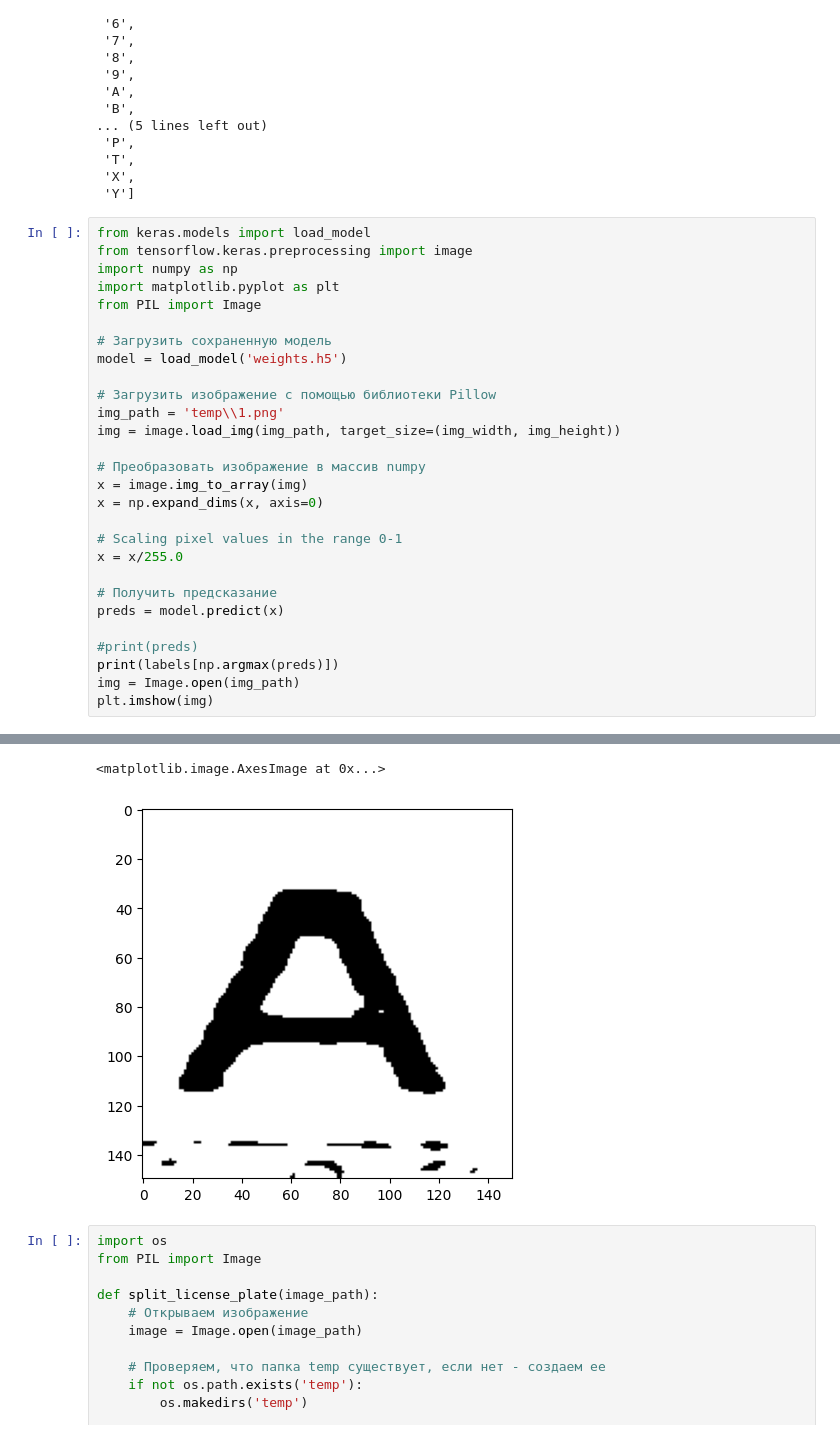
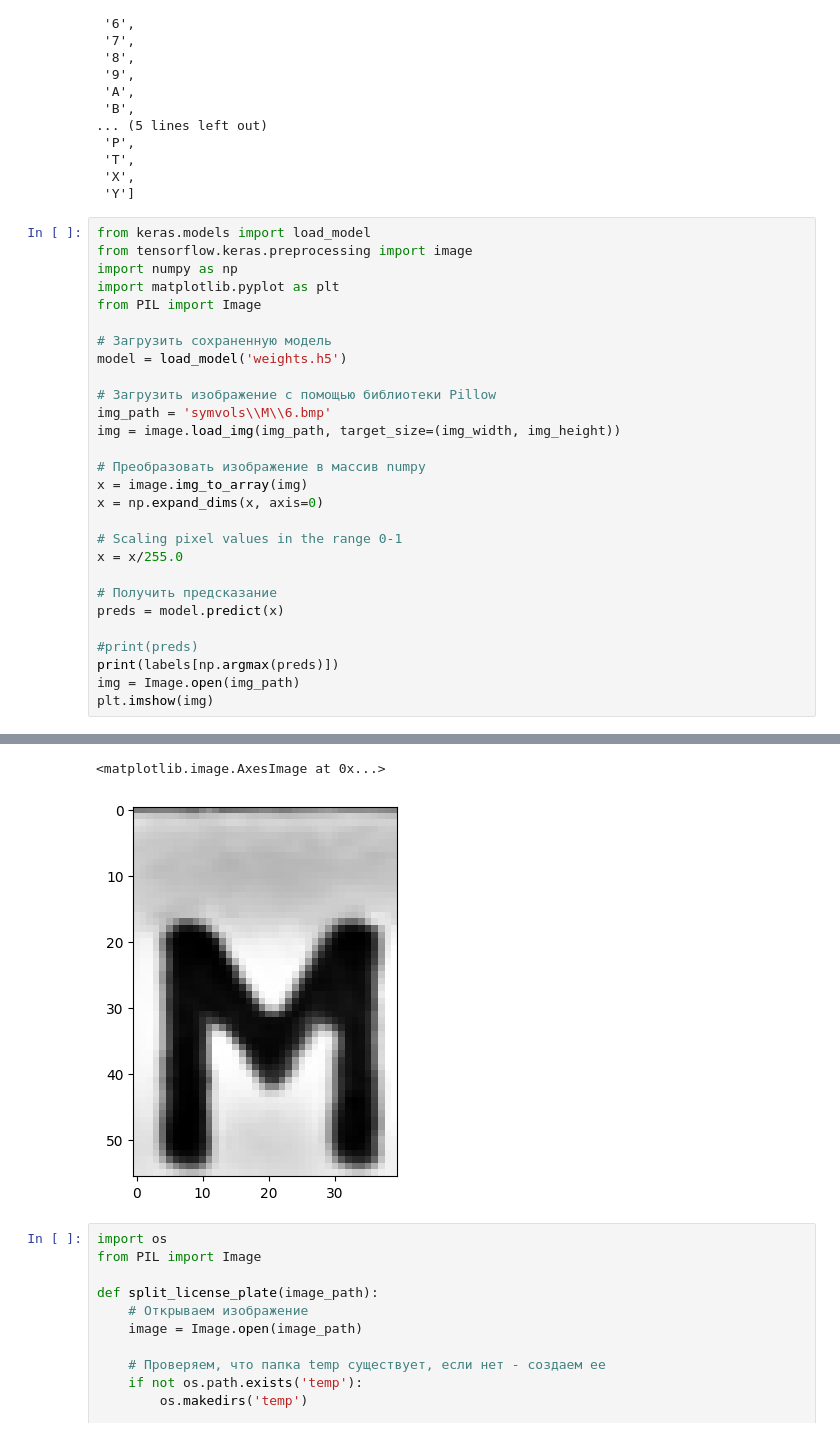
Before and after one commit to kopch02/semestr6, a Jupyter notebook: ML/semestrov/main.ipynb, the cells around one changed output, grey strips where cells are left out. Saved outputs shown, nothing was run; the diff lists cells and outputs as text.

```diff
--- a/ML/semestrov/main.ipynb
+++ b/ML/semestrov/main.ipynb
@@ -146,7 +146,7 @@ from PIL import Image
 model = load_model('weights.h5')
 
 # Загрузить изображение с помощью библиотеки Pillow
-img_path = 'temp\\1.png'
+img_path = 'symvols\\M\\6.bmp'
 img = image.load_img(img_path, target_size=(img_width, img_height))
 
 # Преобразовать изображение в массив numpy
@@ -169,5 +169,5 @@ plt.imshow(img)
 <matplotlib.image.AxesImage at 0x...>
-[figure, old version]
+[figure, new version]
 # %%
 import os
 from PIL import Image
```
Also changed, not shown: parts of 1 cell of this notebook.
